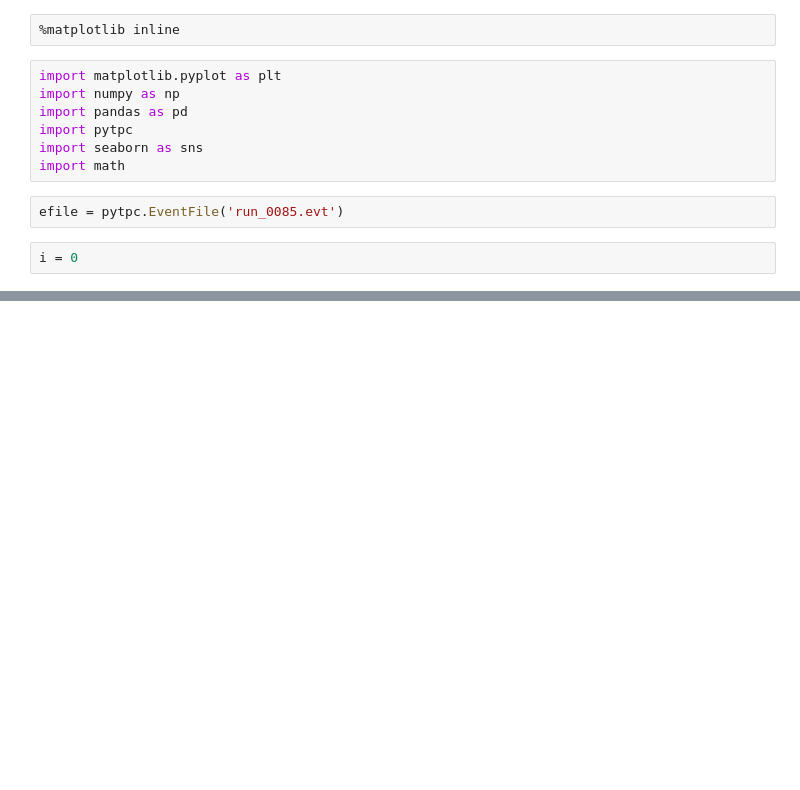
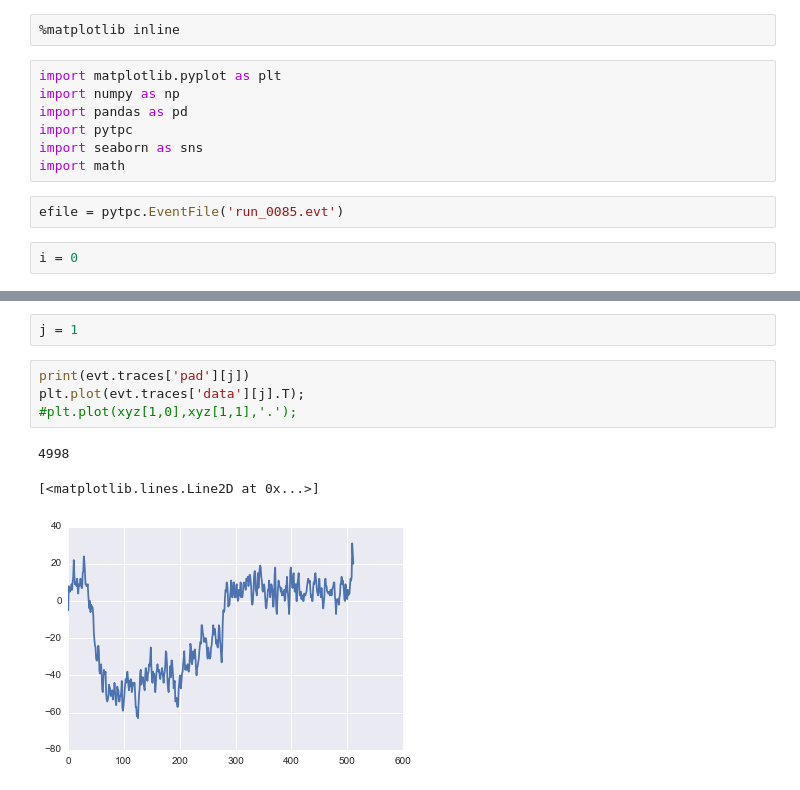
Before and after one commit to mpkuchera/ATTPC_peaks, a Jupyter notebook: peak_finding.ipynb, the cells around one changed output, grey strips where cells are left out. Cells and saved outputs as stored; diff of their text form; blank space fills up the shorter version.

```diff
--- a/peak_finding.ipynb
+++ b/peak_finding.ipynb
@@ -25,0 +27,10 @@ i=i+1
+# %%
+j = 1
+# %%
+print(evt.traces['pad'][j])
+plt.plot(evt.traces['data'][j].T);
+#plt.plot(xyz[1,0],xyz[1,1],'.');
+# %% [output]
+4998
+[<matplotlib.lines.Line2D at 0x...>]
+[figure, added]
```
Also changed, not shown: parts of 4 cells of this notebook.
